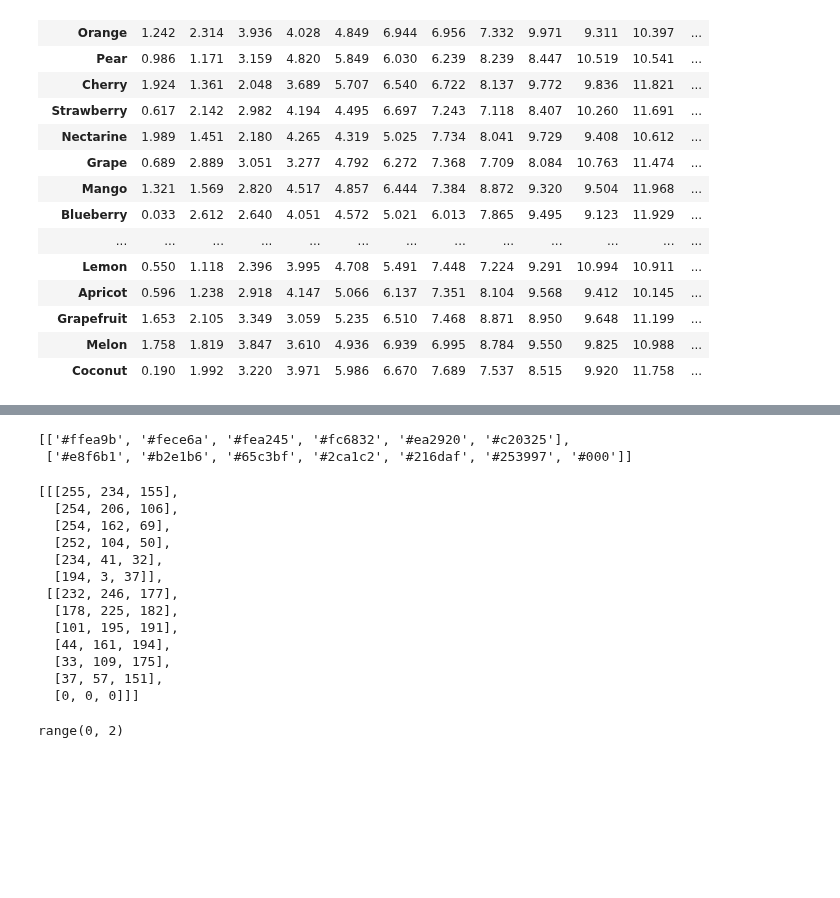
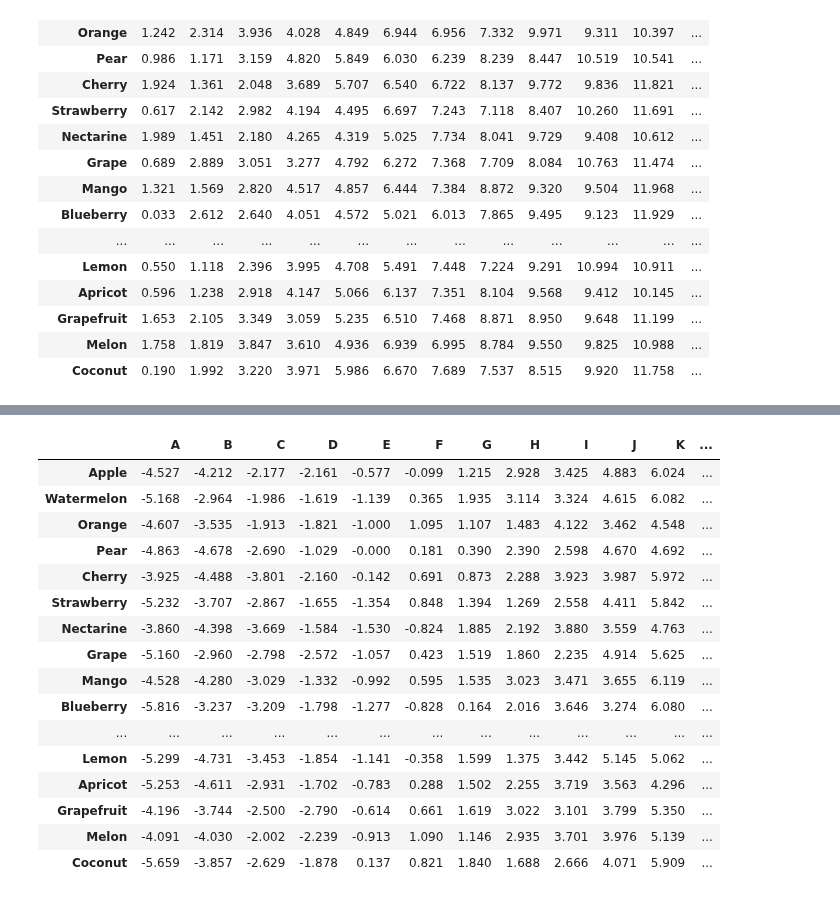
Before and after one commit to harveyhwm/pretty-pandas, a Jupyter notebook: main.ipynb, the cells around one changed output, grey strips where cells are left out. Cells and saved outputs as stored; diff of their text form; code cells hidden in the pictures; blank space fills up the shorter version.

```diff
--- a/main.ipynb
+++ b/main.ipynb
@@ -436,5 +457,0 @@ if configs is not None:
-# %%
-fill_palette
-# %% [output]
-[['#ffea9b', '#fece6a', '#fea245', '#fc6832', '#ea2920', '#c20325'],
- ['#e8f6b1', '#b2e1b6', '#65c3bf', '#2ca1c2', '#216daf', '#253997', '#000']]
@@ -446,20 +457,0 @@ z = [list(get_rgb_colors(p) for p in q) for q in palette]
-# %%
-z
-# %% [output]
-[[[255, 234, 155],
-  [254, 206, 106],
-  [254, 162, 69],
-  [252, 104, 50],
-  [234, 41, 32],
-  [194, 3, 37]],
- [[232, 246, 177],
-  [178, 225, 182],
-  [101, 195, 191],
-  [44, 161, 194],
-  [33, 109, 175],
-  [37, 57, 151],
-  [0, 0, 0]]]
-# %%
-range(len(palette))
-# %% [output]
-range(0, 2)
@@ -465,0 +460,39 @@ range(0, 2)
+# %%
+pos_neg_fill=[
+    {
+        'mymin': 0,
+        'fill_palette': ['green']
+    },
+    {
+        'mymax': 0,
+        'fill_palette': ['red']
+    },
+    {
+        'mymin': 0,
+        'mymax': 0,
+        'fill_palette': ['white']
+    }
+]
+
+pretty_pandas(
+    test_df-5.849,
+    configs=pos_neg_fill
+)
+# %% [output]
+|  | A | B | C | D | E | F | G | H | I | J | K | ... |
+| Apple | -4.527 | -4.212 | -2.177 | -2.161 | -0.577 | -0.099 | 1.215 | 2.928 | 3.425 | 4.883 | 6.024 | ... |
+| Watermelon | -5.168 | -2.964 | -1.986 | -1.619 | -1.139 | 0.365 | 1.935 | 3.114 | 3.324 | 4.615 | 6.082 | ... |
+| Orange | -4.607 | -3.535 | -1.913 | -1.821 | -1.000 | 1.095 | 1.107 | 1.483 | 4.122 | 3.462 | 4.548 | ... |
+| Pear | -4.863 | -4.678 | -2.690 | -1.029 | -0.000 | 0.181 | 0.390 | 2.390 | 2.598 | 4.670 | 4.692 | ... |
+| Cherry | -3.925 | -4.488 | -3.801 | -2.160 | -0.142 | 0.691 | 0.873 | 2.288 | 3.923 | 3.987 | 5.972 | ... |
+| Strawberry | -5.232 | -3.707 | -2.867 | -1.655 | -1.354 | 0.848 | 1.394 | 1.269 | 2.558 | 4.411 | 5.842 | ... |
+| Nectarine | -3.860 | -4.398 | -3.669 | -1.584 | -1.530 | -0.824 | 1.885 | 2.192 | 3.880 | 3.559 | 4.763 | ... |
+| Grape | -5.160 | -2.960 | -2.798 | -2.572 | -1.057 | 0.423 | 1.519 | 1.860 | 2.235 | 4.914 | 5.625 | ... |
+| Mango | -4.528 | -4.280 | -3.029 | -1.332 | -0.992 | 0.595 | 1.535 | 3.023 | 3.471 | 3.655 | 6.119 | ... |
+| Blueberry | -5.816 | -3.237 | -3.209 | -1.798 | -1.277 | -0.828 | 0.164 | 2.016 | 3.646 | 3.274 | 6.080 | ... |
+| ... | ... | ... | ... | ... | ... | ... | ... | ... | ... | ... | ... | ... |
+| Lemon | -5.299 | -4.731 | -3.453 | -1.854 | -1.141 | -0.358 | 1.599 | 1.375 | 3.442 | 5.145 | 5.062 | ... |
+| Apricot | -5.253 | -4.611 | -2.931 | -1.702 | -0.783 | 0.288 | 1.502 | 2.255 | 3.719 | 3.563 | 4.296 | ... |
+| Grapefruit | -4.196 | -3.744 | -2.500 | -2.790 | -0.614 | 0.661 | 1.619 | 3.022 | 3.101 | 3.799 | 5.350 | ... |
+| Melon | -4.091 | -4.030 | -2.002 | -2.239 | -0.913 | 1.090 | 1.146 | 2.935 | 3.701 | 3.976 | 5.139 | ... |
+| Coconut | -5.659 | -3.857 | -2.629 | -1.878 | 0.137 | 0.821 | 1.840 | 1.688 | 2.666 | 4.071 | 5.909 | ... |
```
Also changed, not shown: parts of 12 cells of this notebook.
